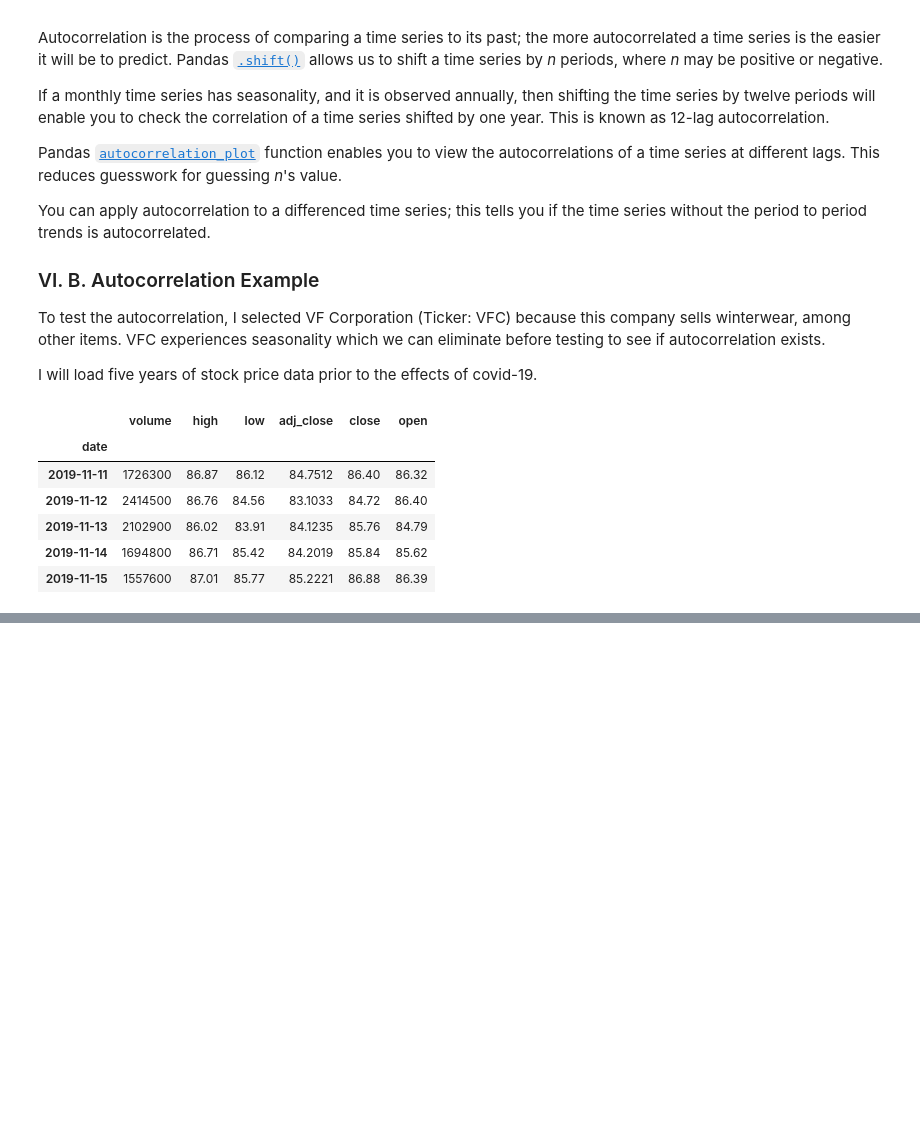
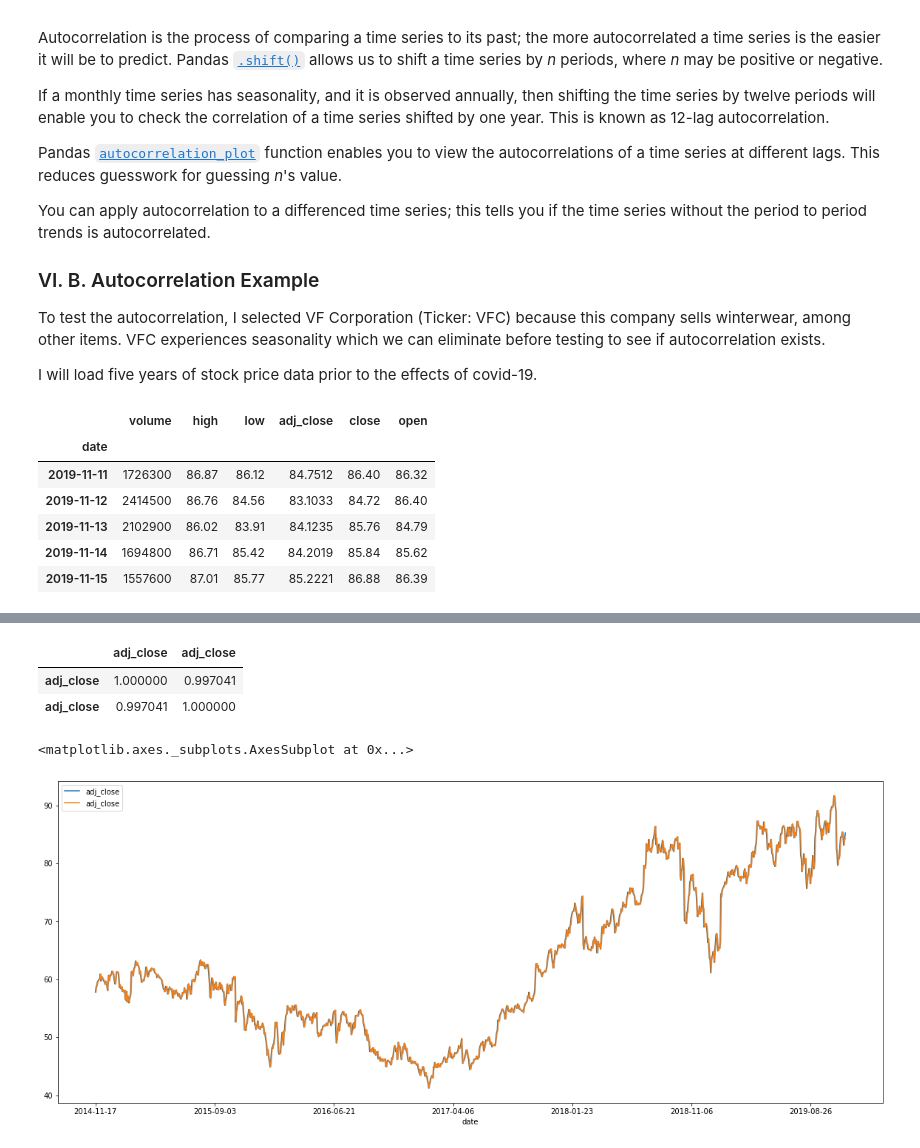
Before and after one commit to amitrani6/time-series-examples, a Jupyter notebook: Time_Series_Models_Examples.ipynb, the cells around one changed output, grey strips where cells are left out. Saved outputs shown, nothing was run; the diff lists cells and outputs as text; code cells hidden in the pictures; blank space fills up the shorter version.

Commit message:
Added VFC stock data at lag 2

```diff
--- a/Time_Series_Models_Examples.ipynb
+++ b/Time_Series_Models_Examples.ipynb
@@ -312,0 +321,12 @@ vfc_data_lags.head
+# %%
+# View the correlation between the data
+vfc_data_lags.corr()
+# %% [output]
+|  | adj_close | adj_close |
+| adj_close | 1.000000 | 0.997041 |
+| adj_close | 0.997041 | 1.000000 |
+# %%
+vfc_data_lags.plot(figsize = (20, 8))
+# %% [output]
+<matplotlib.axes._subplots.AxesSubplot at 0x...>
+[figure, added]
```
Also changed, not shown: parts of 1 cell of this notebook.
